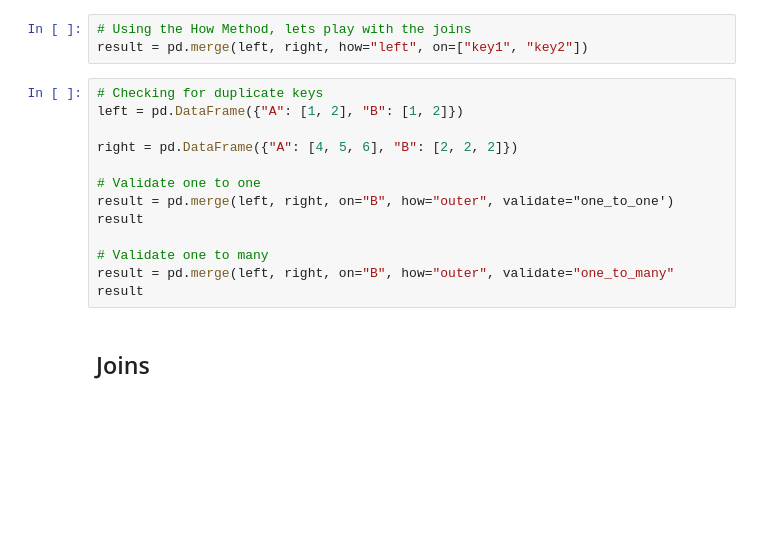
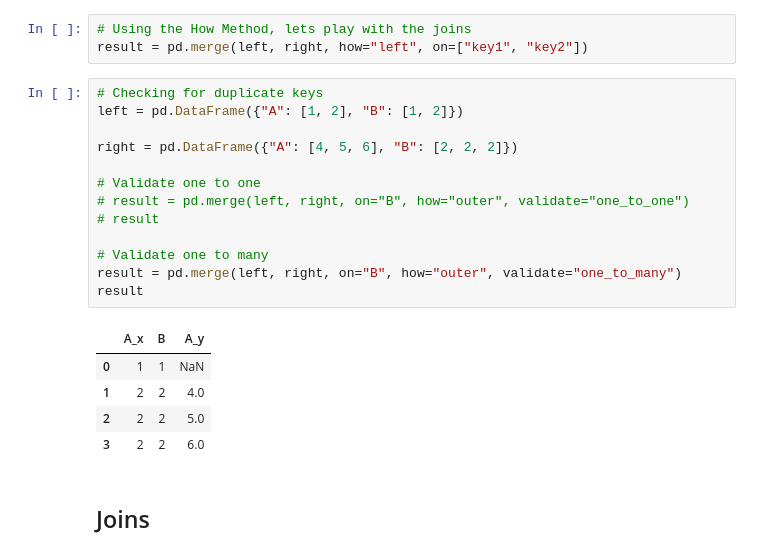
Before and after one commit to SSSpock/advpython, a Jupyter notebook: skillspireDS_wk2.ipynb, the cells around one changed output. Saved outputs shown, nothing was run; the diff lists cells and outputs as text; blank space fills up the shorter version.

```diff
--- a/skillspireDS_wk2.ipynb
+++ b/skillspireDS_wk2.ipynb
@@ -350,16 +407,22 @@ result = pd.merge(left, right, how="left", on=["key1", "key2"])
 # %%
 # Checking for duplicate keys
 left = pd.DataFrame({"A": [1, 2], "B": [1, 2]})
 
 right = pd.DataFrame({"A": [4, 5, 6], "B": [2, 2, 2]})
 
 # Validate one to one
-result = pd.merge(left, right, on="B", how="outer", validate="one_to_one')
-result
+# result = pd.merge(left, right, on="B", how="outer", validate="one_to_one")
+# result
 
 # Validate one to many
-result = pd.merge(left, right, on="B", how="outer", validate="one_to_many"
+result = pd.merge(left, right, on="B", how="outer", validate="one_to_many")
 result
+# %% [output]
+|  | A_x | B | A_y |
+| 0 | 1 | 1 | NaN |
+| 1 | 2 | 2 | 4.0 |
+| 2 | 2 | 2 | 5.0 |
+| 3 | 2 | 2 | 6.0 |
 # %% [markdown]
 ## Joins
 # %%
```
Also changed, not shown: parts of 13 cells of this notebook.
